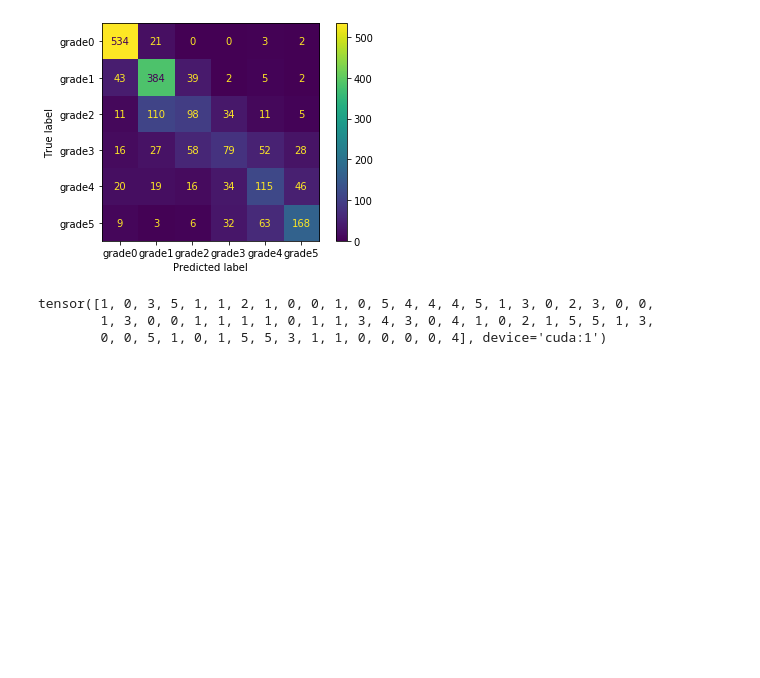
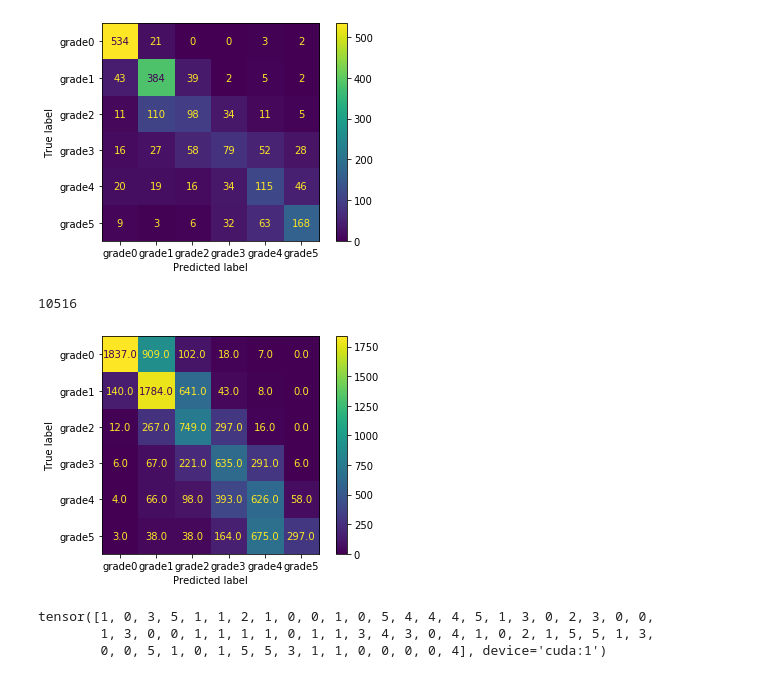
Before and after one commit to ruslangrimov/pcancer, a Jupyter notebook: train/notebooks/TrainWSIonPretrPatches-TrainDenseOnPrecalculatedBatches.ipynb, the cells around one changed output. Drawn from its saved outputs; the diff is of its cells as text; code cells hidden in the pictures; blank space fills up the shorter version.

```diff
--- a/train/notebooks/TrainWSIonPretrPatches-TrainDenseOnPrecalculatedBatches.ipynb
+++ b/train/notebooks/TrainWSIonPretrPatches-TrainDenseOnPrecalculatedBatches.ipynb
@@ -485,3 +490,21 @@ cmd = ConfusionMatrixDisplay(cm, display_labels=[f'grade{n}' for n in range(max_
 cmd.plot(values_format='d');
 # %% [output]
 [figure]
+# %%
+# Other
+cm = np.array([[1837,  909,  102,   18,    7,    0],
+               [ 140, 1784,  641,   43,    8,    0],
+               [  12,  267,  749,  297,   16,    0],
+               [   6,   67,  221,  635,  291,    6],
+               [   4,   66,   98,  393,  626,   58],
+               [   3,   38,   38,  164,  675,  297]])
+# %%
+cm.sum()
+# %% [output]
+10516
+# %%
+cmd = ConfusionMatrixDisplay(cm, display_labels=[f'grade{n}' for n in range(max_lbl_nums)])
+# %%
+cmd.plot(values_format='.1f');
+# %% [output]
+[figure, added]
```
Also changed, not shown: parts of 6 cells of this notebook, 7 other files.
